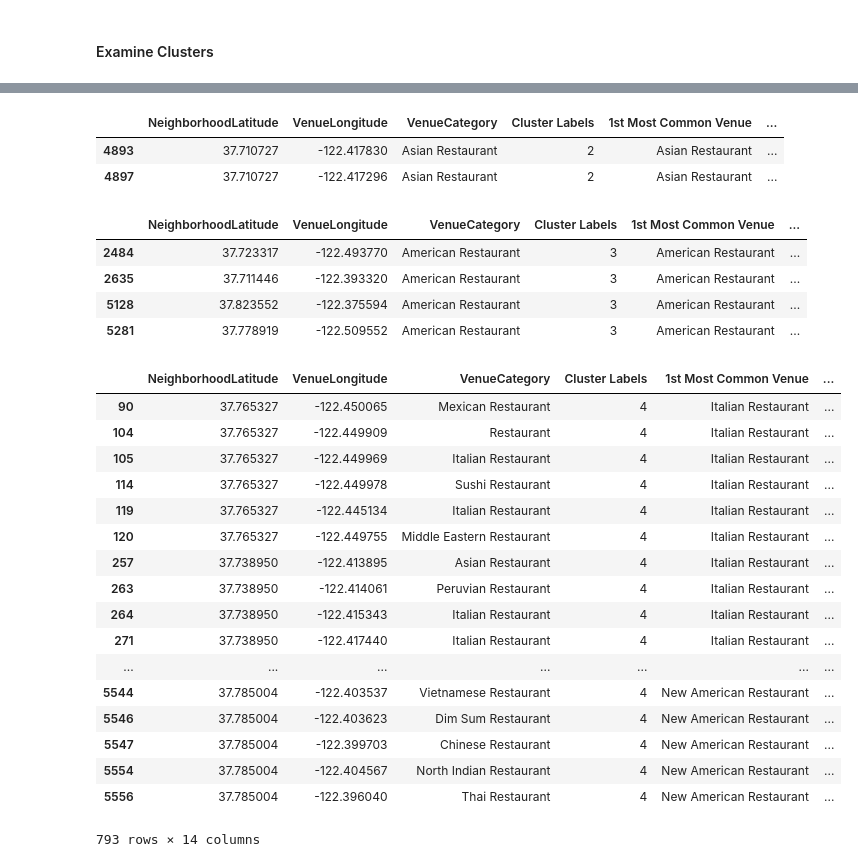
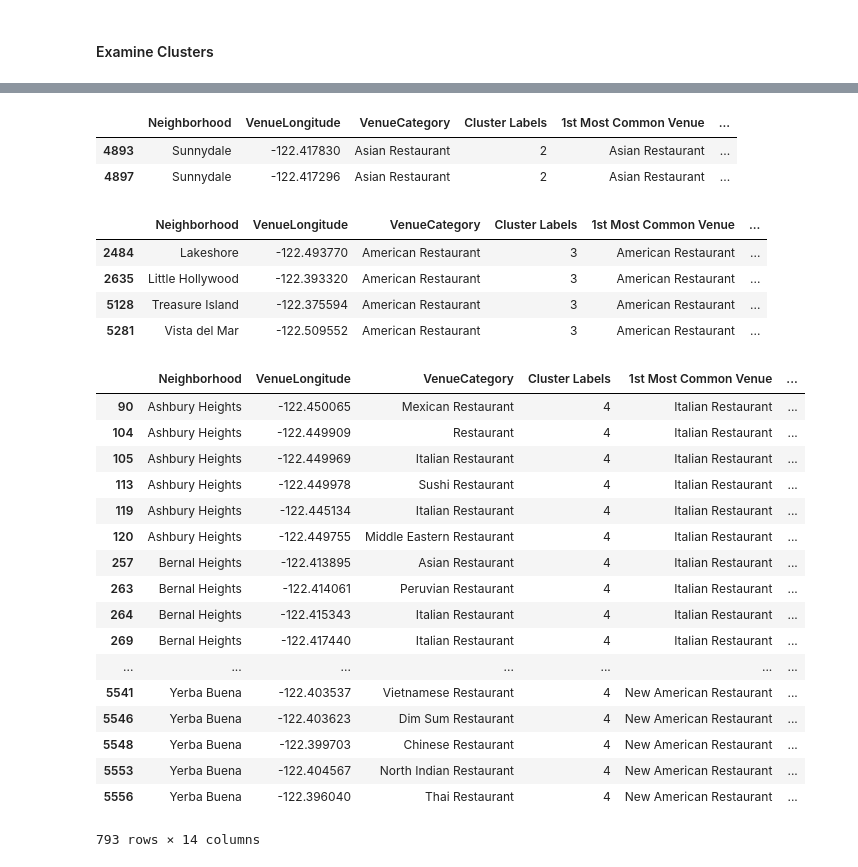
Before and after one commit to jat-in/IBM_Coursera_DataScience_Capstone, a Jupyter notebook: Capstone_Notebook.ipynb, the cells around one changed output, grey strips where cells are left out. Saved outputs shown, nothing was run; the diff lists cells and outputs as text; code cells hidden in the pictures.

```diff
--- a/Capstone_Notebook.ipynb
+++ b/Capstone_Notebook.ipynb
@@ -519,39 +519,39 @@ sanfran_merged.loc[sanfran_merged['Cluster Labels'] == 1, sanfran_merged.columns
 # %%
 #Cluster 3
 
-sanfran_merged.loc[sanfran_merged['Cluster Labels'] == 2, sanfran_merged.columns[[1] + list(range(5, sanfran_merged.shape[1]))]]
+sanfran_merged.loc[sanfran_merged['Cluster Labels'] == 2, sanfran_merged.columns[[0] + list(range(5, sanfran_merged.shape[1]))]]
 # %% [output]
-|  | NeighborhoodLatitude | VenueLongitude | VenueCategory | Cluster Labels | 1st Most Common Venue | ... |
-| 4893 | 37.710727 | -122.417830 | Asian Restaurant | 2 | Asian Restaurant | ... |
-| 4897 | 37.710727 | -122.417296 | Asian Restaurant | 2 | Asian Restaurant | ... |
+|  | Neighborhood | VenueLongitude | VenueCategory | Cluster Labels | 1st Most Common Venue | ... |
+| 4893 | Sunnydale | -122.417830 | Asian Restaurant | 2 | Asian Restaurant | ... |
+| 4897 | Sunnydale | -122.417296 | Asian Restaurant | 2 | Asian Restaurant | ... |
 # %%
 #Cluster 4
-sanfran_merged.loc[sanfran_merged['Cluster Labels'] == 3, sanfran_merged.columns[[1] + list(range(5, sanfran_merged.shape[1]))]]
+sanfran_merged.loc[sanfran_merged['Cluster Labels'] == 3, sanfran_merged.columns[[0] + list(range(5, sanfran_merged.shape[1]))]]
 # %% [output]
-|  | NeighborhoodLatitude | VenueLongitude | VenueCategory | Cluster Labels | 1st Most Common Venue | ... |
-| 2484 | 37.723317 | -122.493770 | American Restaurant | 3 | American Restaurant | ... |
-| 2635 | 37.711446 | -122.393320 | American Restaurant | 3 | American Restaurant | ... |
-| 5128 | 37.823552 | -122.375594 | American Restaurant | 3 | American Restaurant | ... |
-| 5281 | 37.778919 | -122.509552 | American Restaurant | 3 | American Restaurant | ... |
+|  | Neighborhood | VenueLongitude | VenueCategory | Cluster Labels | 1st Most Common Venue | ... |
+| 2484 | Lakeshore | -122.493770 | American Restaurant | 3 | American Restaurant | ... |
+| 2635 | Little Hollywood | -122.393320 | American Restaurant | 3 | American Restaurant | ... |
+| 5128 | Treasure Island | -122.375594 | American Restaurant | 3 | American Restaurant | ... |
+| 5281 | Vista del Mar | -122.509552 | American Restaurant | 3 | American Restaurant | ... |
 # %%
 #Cluster 5
-sanfran_merged.loc[sanfran_merged['Cluster Labels'] == 4, sanfran_merged.columns[[1] + list(range(5, sanfran_merged.shape[1]))]]
+sanfran_merged.loc[sanfran_merged['Cluster Labels'] == 4, sanfran_merged.columns[[0] + list(range(5, sanfran_merged.shape[1]))]]
 # %% [output]
-|  | NeighborhoodLatitude | VenueLongitude | VenueCategory | Cluster Labels | 1st Most Common Venue | ... |
-| 90 | 37.765327 | -122.450065 | Mexican Restaurant | 4 | Italian Restaurant | ... |
-| 104 | 37.765327 | -122.449909 | Restaurant | 4 | Italian Restaurant | ... |
-| 105 | 37.765327 | -122.449969 | Italian Restaurant | 4 | Italian Restaurant | ... |
-| 114 | 37.765327 | -122.449978 | Sushi Restaurant | 4 | Italian Restaurant | ... |
-| 119 | 37.765327 | -122.445134 | Italian Restaurant | 4 | Italian Restaurant | ... |
-| 120 | 37.765327 | -122.449755 | Middle Eastern Restaurant | 4 | Italian Restaurant | ... |
-| 257 | 37.738950 | -122.413895 | Asian Restaurant | 4 | Italian Restaurant | ... |
-| 263 | 37.738950 | -122.414061 | Peruvian Restaurant | 4 | Italian Restaurant | ... |
-| 264 | 37.738950 | -122.415343 | Italian Restaurant | 4 | Italian Restaurant | ... |
-| 271 | 37.738950 | -122.417440 | Italian Restaurant | 4 | Italian Restaurant | ... |
+|  | Neighborhood | VenueLongitude | VenueCategory | Cluster Labels | 1st Most Common Venue | ... |
+| 90 | Ashbury Heights | -122.450065 | Mexican Restaurant | 4 | Italian Restaurant | ... |
+| 104 | Ashbury Heights | -122.449909 | Restaurant | 4 | Italian Restaurant | ... |
+| 105 | Ashbury Heights | -122.449969 | Italian Restaurant | 4 | Italian Restaurant | ... |
+| 113 | Ashbury Heights | -122.449978 | Sushi Restaurant | 4 | Italian Restaurant | ... |
+| 119 | Ashbury Heights | -122.445134 | Italian Restaurant | 4 | Italian Restaurant | ... |
+| 120 | Ashbury Heights | -122.449755 | Middle Eastern Restaurant | 4 | Italian Restaurant | ... |
+| 257 | Bernal Heights | -122.413895 | Asian Restaurant | 4 | Italian Restaurant | ... |
+| 263 | Bernal Heights | -122.414061 | Peruvian Restaurant | 4 | Italian Restaurant | ... |
+| 264 | Bernal Heights | -122.415343 | Italian Restaurant | 4 | Italian Restaurant | ... |
+| 269 | Bernal Heights | -122.417440 | Italian Restaurant | 4 | Italian Restaurant | ... |
 | ... | ... | ... | ... | ... | ... | ... |
-| 5544 | 37.785004 | -122.403537 | Vietnamese Restaurant | 4 | New American Restaurant | ... |
-| 5546 | 37.785004 | -122.403623 | Dim Sum Restaurant | 4 | New American Restaurant | ... |
-| 5547 | 37.785004 | -122.399703 | Chinese Restaurant | 4 | New American Restaurant | ... |
-| 5554 | 37.785004 | -122.404567 | North Indian Restaurant | 4 | New American Restaurant | ... |
-| 5556 | 37.785004 | -122.396040 | Thai Restaurant | 4 | New American Restaurant | ... |
+| 5541 | Yerba Buena | -122.403537 | Vietnamese Restaurant | 4 | New American Restaurant | ... |
+| 5546 | Yerba Buena | -122.403623 | Dim Sum Restaurant | 4 | New American Restaurant | ... |
+| 5548 | Yerba Buena | -122.399703 | Chinese Restaurant | 4 | New American Restaurant | ... |
+| 5553 | Yerba Buena | -122.404567 | North Indian Restaurant | 4 | New American Restaurant | ... |
+| 5556 | Yerba Buena | -122.396040 | Thai Restaurant | 4 | New American Restaurant | ... |
 793 rows × 14 columns
```
Also changed, not shown: parts of 7 cells of this notebook.
